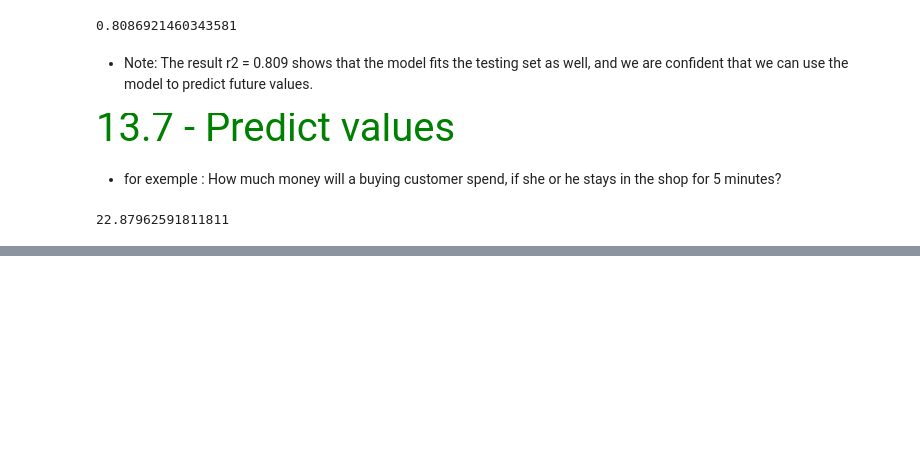
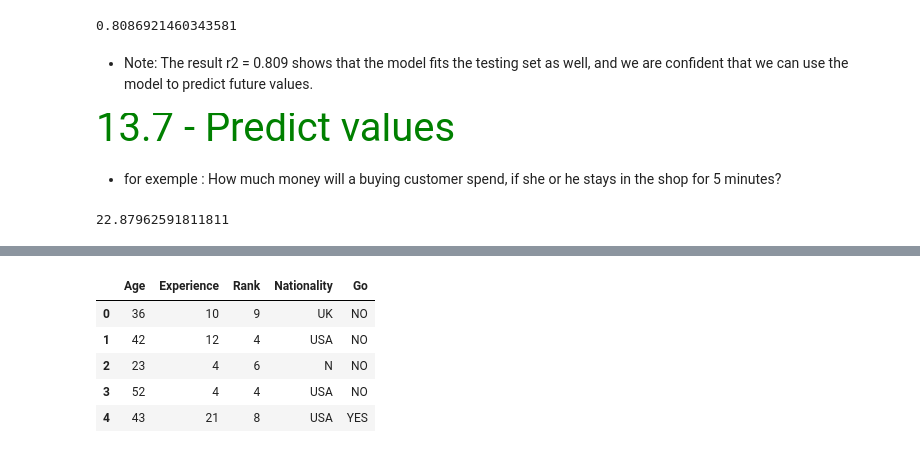
Before and after one commit to SouLayman2022/W3_machine_learning, a Jupyter notebook: Machine _learning_algorithmes.ipynb, the cells around one changed output, grey strips where cells are left out. Cells and saved outputs as stored; diff of their text form; code cells hidden in the pictures; blank space fills up the shorter version.

```diff
--- a/Machine _learning_algorithmes.ipynb
+++ b/Machine _learning_algorithmes.ipynb
@@ -882,0 +905,10 @@ print(mymodel(5))
+# %%
+df = pd.read_csv("comedy.csv")
+df.head()
+# %% [output]
+|  | Age | Experience | Rank | Nationality | Go |
+| 0 | 36 | 10 | 9 | UK | NO |
+| 1 | 42 | 12 | 4 | USA | NO |
+| 2 | 23 | 4 | 6 | N | NO |
+| 3 | 52 | 4 | 4 | USA | NO |
+| 4 | 43 | 21 | 8 | USA | YES |
```
Also changed, not shown: parts of 36 cells of this notebook, 8 other files.
